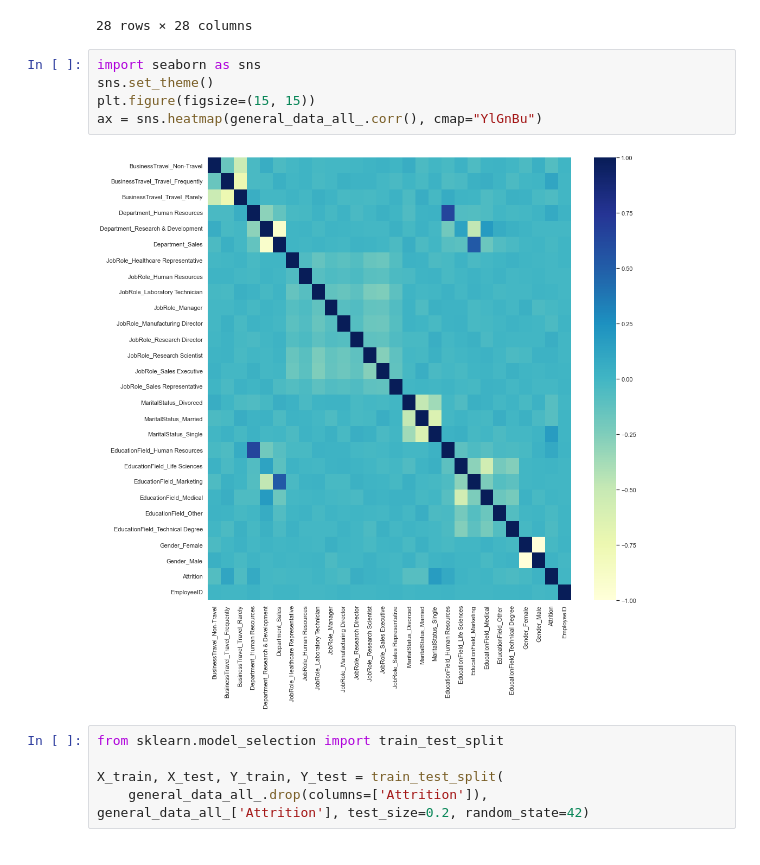
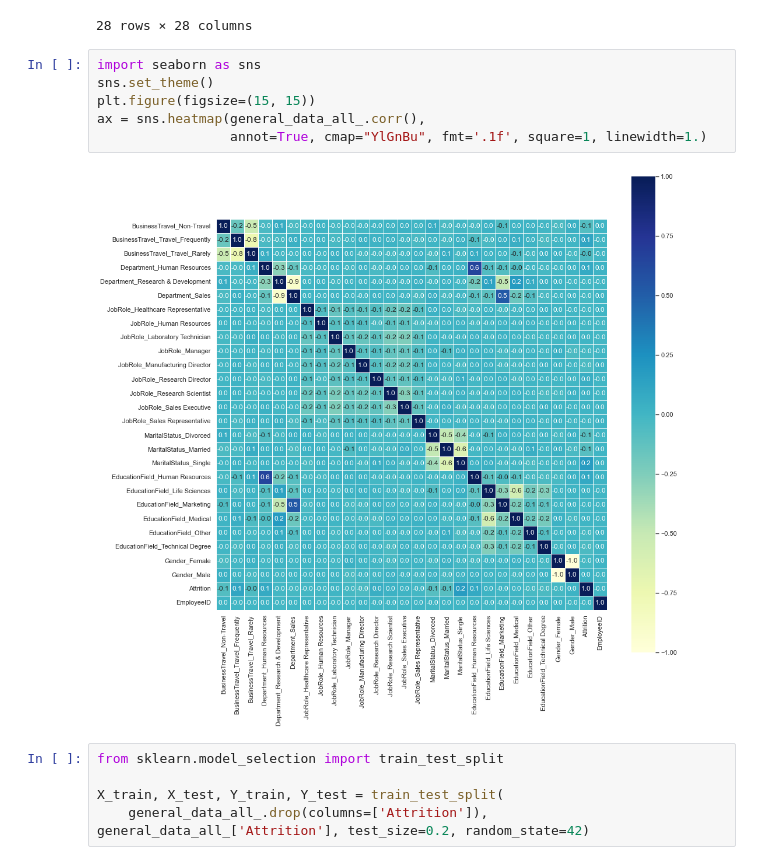
Before and after one commit to ramdaniAli/IA_PROJECT, a Jupyter notebook: project_test.ipynb, the cells around one changed output. Saved outputs shown, nothing was run; the diff lists cells and outputs as text.

```diff
--- a/project_test.ipynb
+++ b/project_test.ipynb
@@ -633,10 +637,11 @@ general_data_all_.corr()
 # %%
 import seaborn as sns
 sns.set_theme()
 plt.figure(figsize=(15, 15))
-ax = sns.heatmap(general_data_all_.corr(), cmap="YlGnBu")
+ax = sns.heatmap(general_data_all_.corr(),
+                 annot=True, cmap="YlGnBu", fmt='.1f', square=1, linewidth=1.)
 # %% [output]
-[figure, old version]
+[figure, new version]
 # %%
 from sklearn.model_selection import train_test_split
 
```
Also changed, not shown: parts of 23 cells of this notebook.
